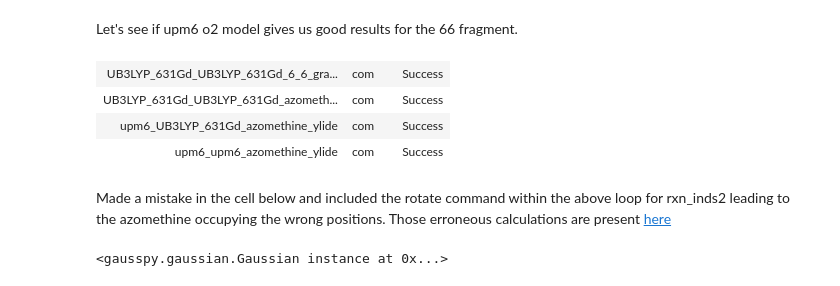
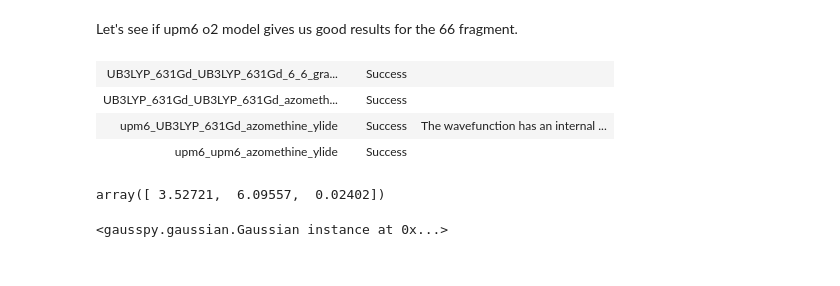
Before and after one commit to Clyde-fare/phd_notebooks, a Jupyter notebook: graphene_cycloadditions/Testing the hypothesis.ipynb, the cells around one changed output. Cells and saved outputs as stored; diff of their text form; code cells hidden in the pictures.

```diff
--- a/graphene_cycloadditions/Testing the hypothesis.ipynb
+++ b/graphene_cycloadditions/Testing the hypothesis.ipynb
@@ -58,32 +105,32 @@ Let's see if upm6 o2 model gives us good results for the 66 fragment.
 # %%
 graph_66 = read('6_6_flat_graphene.xyz')
 graph_66.set_calculator(Gaussian(label='UB3LYP_631Gd_UB3LYP_631Gd_6_6_graphene', method='uB3LYP', basis='6-31G*', stable='opt'))
-graph_66.calc.set_job(nodes=12, memory=12*1600, time=6, queue='pqmb', version='g09')
+graph_66.calc.set_job(nodes=12, memory=12*1600, time=6, queue='pqmb', version='g09-d01')
 #graph_66.calc.start()
 
 graph_66.calc.restart(stable='', opt='opt')
 #graph_66.calc.start()
 
 azo_alone = read('UB3LYP_631Gd_UB3LYP_631Gd_azomethine_ylide_mult_1_stable_restart_1.log')
 azo_alone.set_calculator(Gaussian(label='UB3LYP_631Gd_UB3LYP_631Gd_azomethine_ylide_mult_1_stable_restart_1', method='UB3LYP', basis='6-31G(d)'))
-azo_alone.calc.set_job(nodes=8, memory=8*1600, time=3, queue='pqmb', version='g09')
+azo_alone.calc.set_job(nodes=8, memory=8*1600, time=3, queue='pqmb', version='g09-d01')
 
 azo_pm6 = read('UB3LYP_631Gd_UB3LYP_631Gd_azomethine_ylide_mult_1_stable_restart_1.log')
 azo_pm6.set_calculator(Gaussian(label='upm6_UB3LYP_631Gd_azomethine_ylide', method='upm6', stable='opt'))
-azo_pm6.calc.set_job(nodes=8, memory=8*1600, time=3, queue='pqmb', version='g09')
+azo_pm6.calc.set_job(nodes=8, memory=8*1600, time=3, queue='pqmb', version='g09-d01')
 #azo_pm6.calc.start()
 
 opt_azo_pm6 = copy.deepcopy(azo_alone)
 opt_azo_pm6.calc.restart(label='upm6_upm6_azomethine_ylide', stable='', opt='opt')
 #opt_azo_pm6.calc.start()
 
 check_calcs([graph_66, azo_alone, azo_pm6, opt_azo_pm6])
 mols_to_html([graph_66, azo_alone, azo_pm6, opt_azo_pm6])
 # %% [output]
-| UB3LYP_631Gd_UB3LYP_631Gd_6_6_gra... | com |  | Success |
-| UB3LYP_631Gd_UB3LYP_631Gd_azometh... | com |  | Success |
-| upm6_UB3LYP_631Gd_azomethine_ylide | com |  | Success |
-| upm6_upm6_azomethine_ylide | com |  | Success |
+| UB3LYP_631Gd_UB3LYP_631Gd_6_6_gra... |  | Success |  |
+| UB3LYP_631Gd_UB3LYP_631Gd_azometh... |  | Success |  |
+| upm6_UB3LYP_631Gd_azomethine_ylide |  | Success | The wavefunction has an internal ... |
+| upm6_upm6_azomethine_ylide |  | Success |  |
 # %%
 #build starting ylide structure
 
@@ -116,8 +166,6 @@ for inds in rxn_inds:
 
     #add to stack
     azo_66s.append(azo_66)
-# %% [markdown]
-Made a mistake in the cell below and included the rotate command within the above loop for rxn_inds2 leading to the azomethine occupying the wrong positions. Those erroneous calculations are present [here](Testing_hypothesis_error.ipynb)
 # %%
 azo_atoms.rotate('z',pi/3)
 for inds in rxn_inds_2:
@@ -140,6 +191,10 @@ for inds in rxn_inds_2:
 
     #add to stack
     azo_66s.append(azo_66)
+# %%
+azo_66s[0].positions[0]
+# %% [output]
+array([ 3.52721,  6.09557,  0.02402])
 # %%
 for i, azo_66 in enumerate(azo_66s):
     name = 'UB3LYP_631Gd_init_66_p{p}_azomethine'.format(p=i)
```
Also changed, not shown: parts of 83 cells of this notebook, 13 other files.
